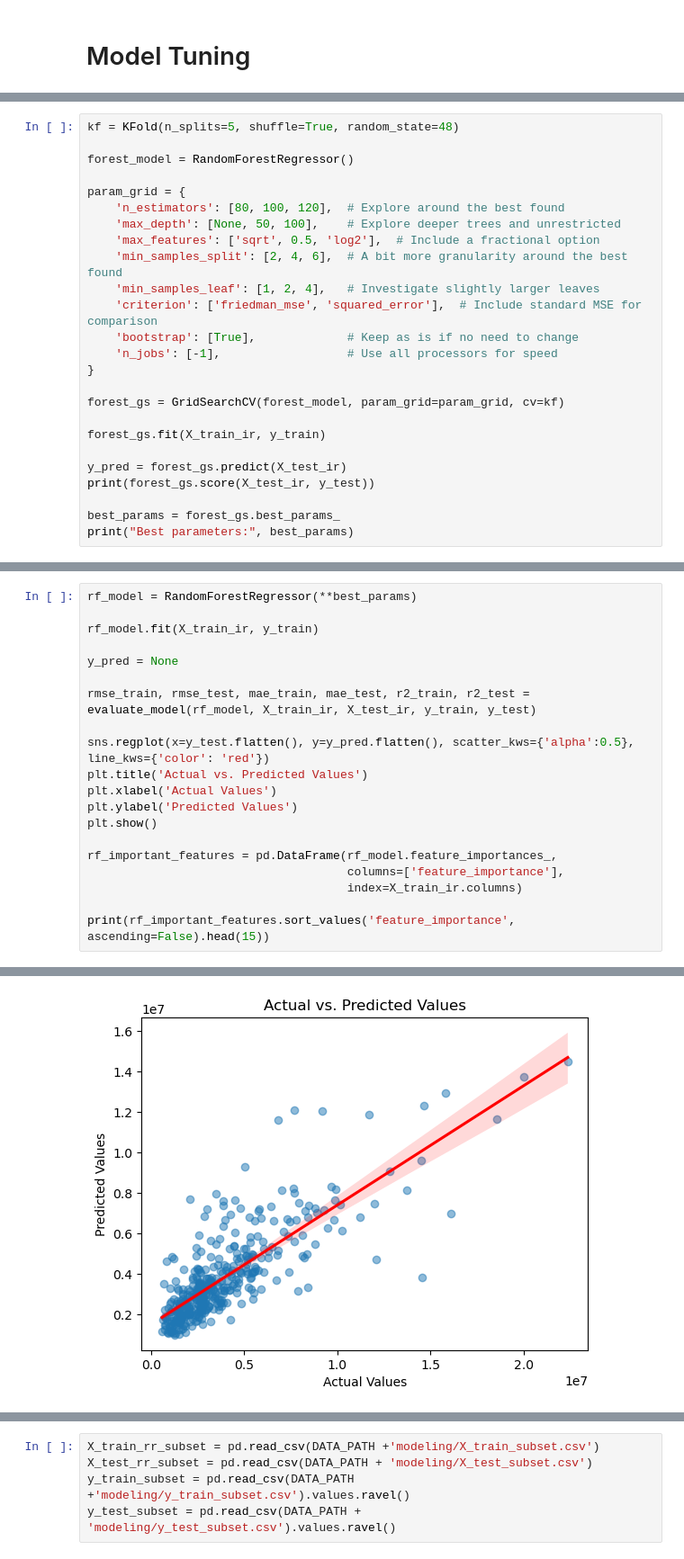
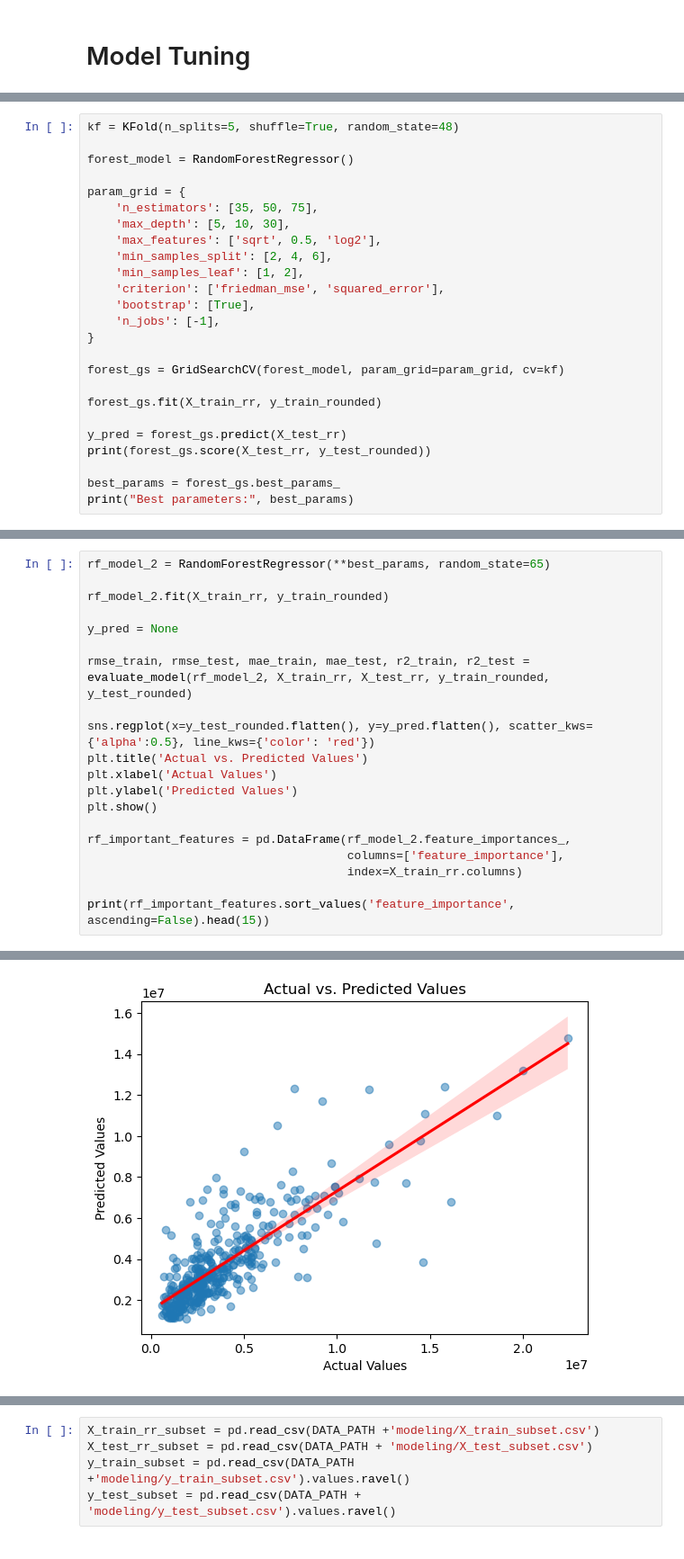
Before and after one commit to dezertdweller/capstone-project-fqhc-model, a Jupyter notebook: notebooks/modeling.ipynb, the cells around one changed output, grey strips where cells are left out. Shown at 90% size. Cells and saved outputs as stored; diff of their text form.

Commit message:
Completed modeling evaluation.

```diff
--- a/notebooks/modeling.ipynb
+++ b/notebooks/modeling.ipynb
@@ -1414,22 +1571,22 @@ kf = KFold(n_splits=5, shuffle=True, random_state=48)
 forest_model = RandomForestRegressor()
 
 param_grid = {
-    'n_estimators': [80, 100, 120],  # Explore around the best found
-    'max_depth': [None, 50, 100],    # Explore deeper trees and unrestricted
-    'max_features': ['sqrt', 0.5, 'log2'],  # Include a fractional option
-    'min_samples_split': [2, 4, 6],  # A bit more granularity around the best found
-    'min_samples_leaf': [1, 2, 4],   # Investigate slightly larger leaves
-    'criterion': ['friedman_mse', 'squared_error'],  # Include standard MSE for comparison
-    'bootstrap': [True],             # Keep as is if no need to change
-    'n_jobs': [-1],                  # Use all processors for speed
+    'n_estimators': [35, 50, 75],
+    'max_depth': [5, 10, 30],
+    'max_features': ['sqrt', 0.5, 'log2'],
+    'min_samples_split': [2, 4, 6],
+    'min_samples_leaf': [1, 2],
+    'criterion': ['friedman_mse', 'squared_error'],
+    'bootstrap': [True],
+    'n_jobs': [-1],
 }
 
 forest_gs = GridSearchCV(forest_model, param_grid=param_grid, cv=kf)
 
-forest_gs.fit(X_train_ir, y_train)
+forest_gs.fit(X_train_rr, y_train_rounded)
 
-y_pred = forest_gs.predict(X_test_ir)
-print(forest_gs.score(X_test_ir, y_test))
+y_pred = forest_gs.predict(X_test_rr)
+print(forest_gs.score(X_test_rr, y_test_rounded))
 
 best_params = forest_gs.best_params_
 print("Best parameters:", best_params)
@@ -1439,21 +1596,21 @@ Best parameters: {'bootstrap': True, 'criterion': 'squared_error', 'max_depth':
 # %%
-rf_model = RandomForestRegressor(**best_params)
+rf_model_2 = RandomForestRegressor(**best_params, random_state=65)
 
-rf_model.fit(X_train_ir, y_train)
+rf_model_2.fit(X_train_rr, y_train_rounded)
 
 y_pred = None
 
-rmse_train, rmse_test, mae_train, mae_test, r2_train, r2_test = evaluate_model(rf_model, X_train_ir, X_test_ir, y_train, y_test)
+rmse_train, rmse_test, mae_train, mae_test, r2_train, r2_test = evaluate_model(rf_model_2, X_train_rr, X_test_rr, y_train_rounded, y_test_rounded)
 
-sns.regplot(x=y_test.flatten(), y=y_pred.flatten(), scatter_kws={'alpha':0.5}, line_kws={'color': 'red'})
+sns.regplot(x=y_test_rounded.flatten(), y=y_pred.flatten(), scatter_kws={'alpha':0.5}, line_kws={'color': 'red'})
 plt.title('Actual vs. Predicted Values')
 plt.xlabel('Actual Values')
 plt.ylabel('Predicted Values')
 plt.show()
 
-rf_important_features = pd.DataFrame(rf_model.feature_importances_,
+rf_important_features = pd.DataFrame(rf_model_2.feature_importances_,
                                      columns=['feature_importance'],
-                                     index=X_train_ir.columns)
+                                     index=X_train_rr.columns)
 
 print(rf_important_features.sort_values('feature_importance', ascending=False).head(15))
 # %% [output]
@@ -1461,2 +1618,2 @@ R2 Score: 0.6421669318062164, Root Mean Squared Error: 1803652.2136819996, Mean
-[figure, old version]
+[figure, new version]
                              feature_importance
```
Also changed, not shown: parts of 48 cells of this notebook.
